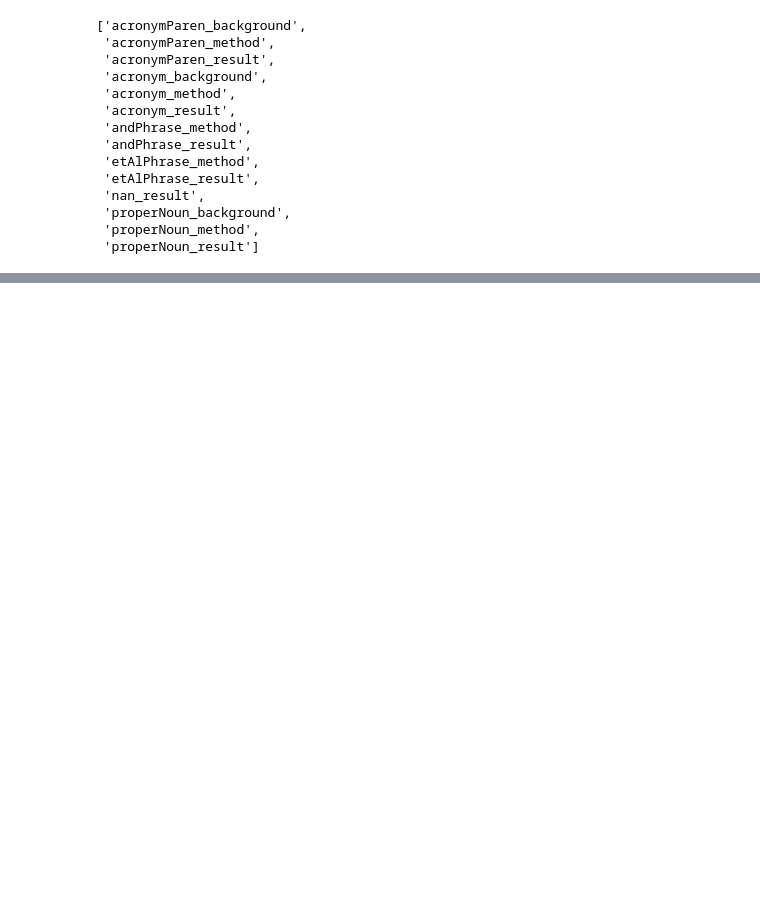
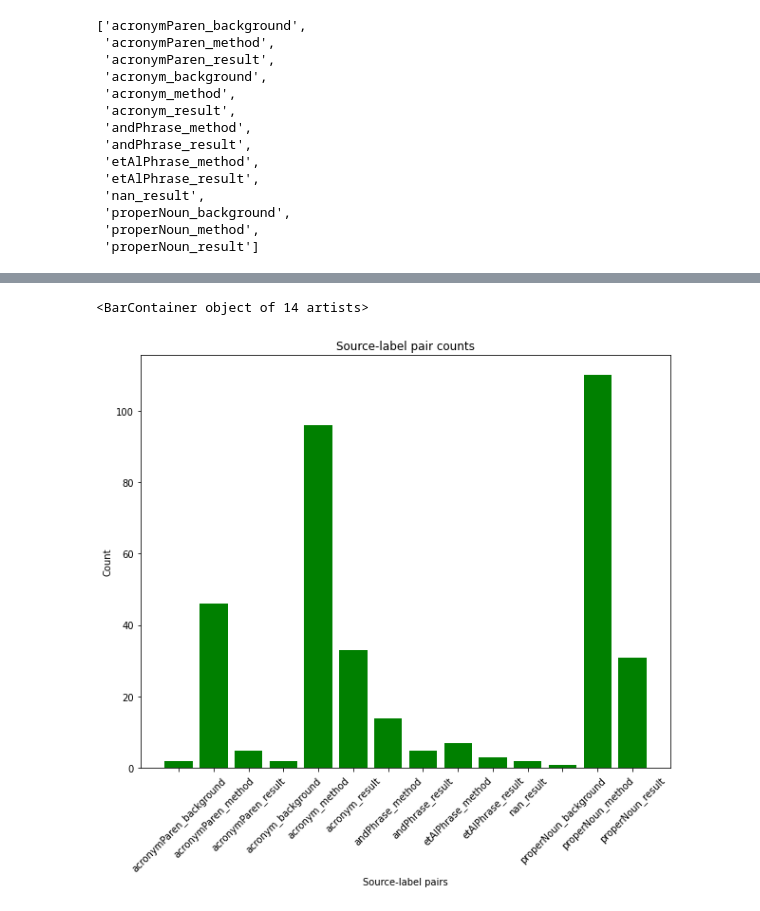
Before and after one commit to ChrisBagdon/Citation_Classification, a Jupyter notebook: dataExploration.ipynb, the cells around one changed output, grey strips where cells are left out. Cells and saved outputs as stored; diff of their text form; code cells hidden in the pictures; blank space fills up the shorter version.

```diff
--- a/dataExploration.ipynb
+++ b/dataExploration.ipynb
@@ -101,3 +107,9 @@ noExplicit_pairs
  'properNoun_background',
  'properNoun_method',
  'properNoun_result']
+# %%
+### Get sorted source-label pair dictionary without Explicit source
+noExplicit_source_label_dict = {}
+for source_label_pair in noExplicit_pairs:
+    noExplicit_source_label_dict[source_label_pair] = source_label_dict[source_label_pair]
+noExplicit_source_label_dict
@@ -103,0 +131,10 @@ noExplicit_pairs
+# %%
+### Histogram for all source-label pair counts in the training dataset excluding Explicit source
+plt.figure(figsize=(10, 8))
+plt.title("Source-label pair counts")
+plt.xlabel("Source-label pairs"); plt.ylabel("Count")
+plt.xticks(rotation=45)
+plt.bar(noExplicit_source_label_dict.keys(), noExplicit_source_label_dict.values(), color='g')
+# %% [output]
+<BarContainer object of 14 artists>
+[figure, added]
```
Also changed, not shown: parts of 5 cells of this notebook.
